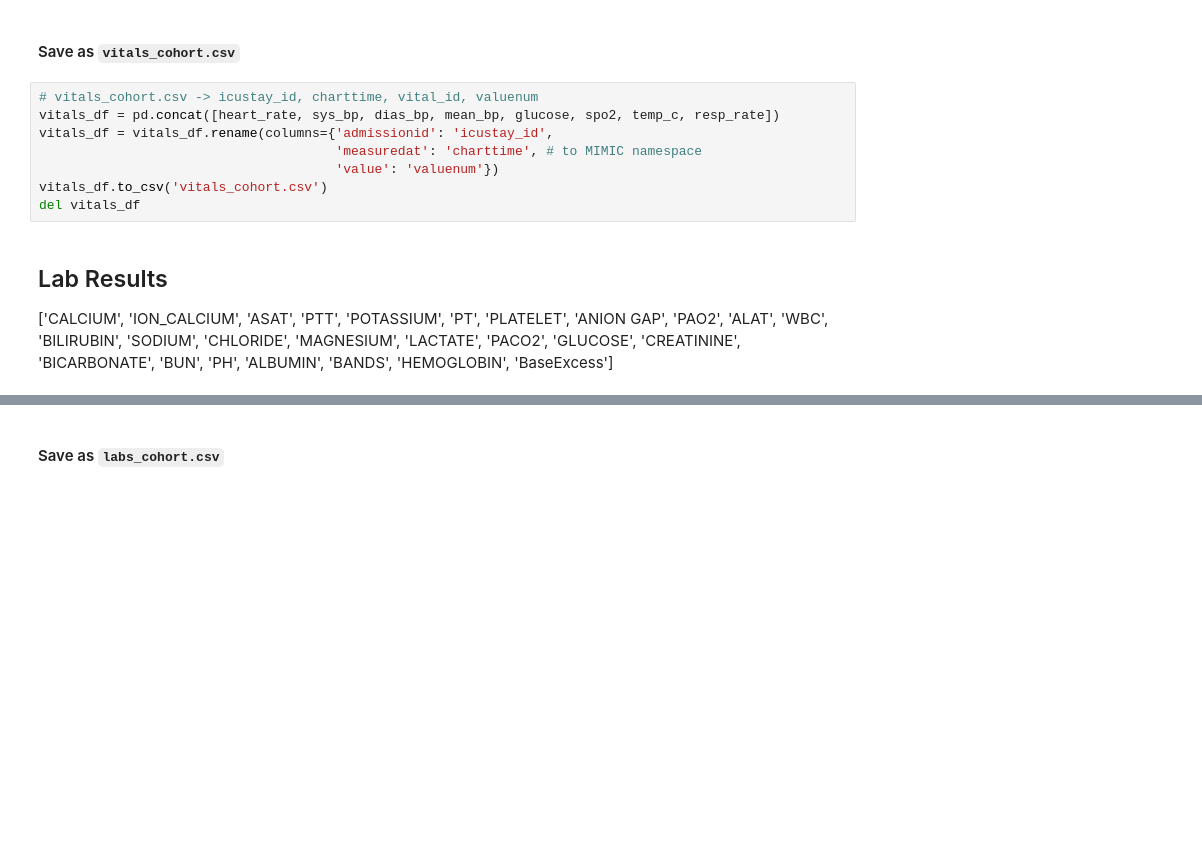
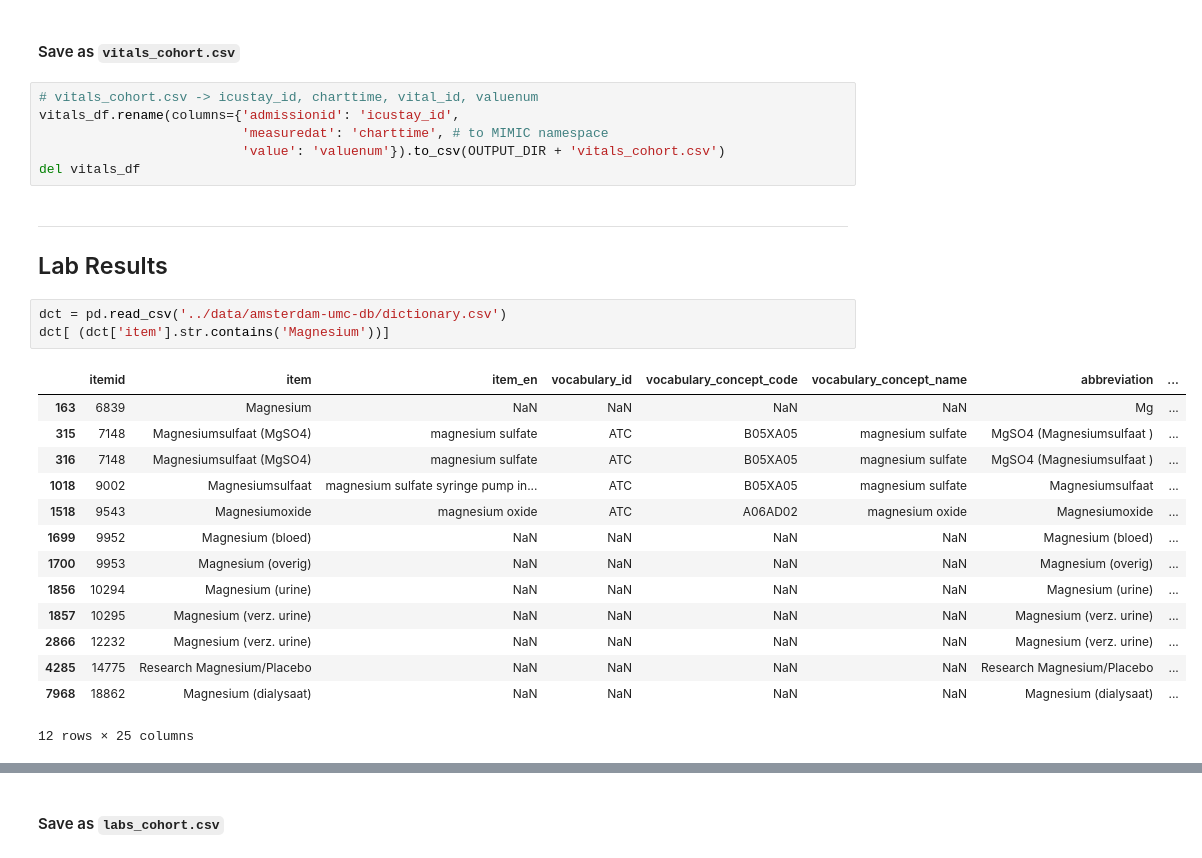
Before and after one commit to thomas097/Haemodynamic-Optimization-Reinforcement-Learning, a Jupyter notebook: preprocessing/AmsterdamUMCdb_to_MIMIC-III_format.ipynb, the cells around one changed output, grey strips where cells are left out. Cells and saved outputs as stored; diff of their text form; blank space fills up the shorter version.

```diff
--- a/preprocessing/AmsterdamUMCdb_to_MIMIC-III_format.ipynb
+++ b/preprocessing/AmsterdamUMCdb_to_MIMIC-III_format.ipynb
@@ -177,14 +182,29 @@ resp_rate['vital_id'] = 'RespRate'
 #### Save as `vitals_cohort.csv`
 # %%
 # vitals_cohort.csv -> icustay_id, charttime, vital_id, valuenum
-vitals_df = pd.concat([heart_rate, sys_bp, dias_bp, mean_bp, glucose, spo2, temp_c, resp_rate])
-vitals_df = vitals_df.rename(columns={'admissionid': 'icustay_id',
-                                      'measuredat': 'charttime', # to MIMIC namespace
-                                      'value': 'valuenum'})
-vitals_df.to_csv('vitals_cohort.csv')
+vitals_df.rename(columns={'admissionid': 'icustay_id',
+                          'measuredat': 'charttime', # to MIMIC namespace
+                          'value': 'valuenum'}).to_csv(OUTPUT_DIR + 'vitals_cohort.csv')
 del vitals_df
 # %% [markdown]
+---
 ## Lab Results
-
-['CALCIUM', 'ION_CALCIUM', 'ASAT', 'PTT', 'POTASSIUM', 'PT', 'PLATELET', 'ANION GAP', 'PAO2', 'ALAT', 'WBC', 'BILIRUBIN', 'SODIUM', 'CHLORIDE', 'MAGNESIUM', 'LACTATE', 'PACO2', 'GLUCOSE', 'CREATININE', 'BICARBONATE', 'BUN', 'PH', 'ALBUMIN', 'BANDS', 'HEMOGLOBIN', 'BaseExcess']
+# %%
+dct = pd.read_csv('../data/amsterdam-umc-db/dictionary.csv')
+dct[ (dct['item'].str.contains('Magnesium'))]
+# %% [output]
+|  | itemid | item | item_en | vocabulary_id | vocabulary_concept_code | vocabulary_concept_name | abbreviation | ... |
+| 163 | 6839 | Magnesium | NaN | NaN | NaN | NaN | Mg | ... |
+| 315 | 7148 | Magnesiumsulfaat (MgSO4) | magnesium sulfate | ATC | B05XA05 | magnesium sulfate | MgSO4 (Magnesiumsulfaat ) | ... |
+| 316 | 7148 | Magnesiumsulfaat (MgSO4) | magnesium sulfate | ATC | B05XA05 | magnesium sulfate | MgSO4 (Magnesiumsulfaat ) | ... |
+| 1018 | 9002 | Magnesiumsulfaat | magnesium sulfate syringe pump in... | ATC | B05XA05 | magnesium sulfate | Magnesiumsulfaat | ... |
+| 1518 | 9543 | Magnesiumoxide | magnesium oxide | ATC | A06AD02 | magnesium oxide | Magnesiumoxide | ... |
+| 1699 | 9952 | Magnesium (bloed) | NaN | NaN | NaN | NaN | Magnesium (bloed) | ... |
+| 1700 | 9953 | Magnesium (overig) | NaN | NaN | NaN | NaN | Magnesium (overig) | ... |
+| 1856 | 10294 | Magnesium (urine) | NaN | NaN | NaN | NaN | Magnesium (urine) | ... |
+| 1857 | 10295 | Magnesium (verz. urine) | NaN | NaN | NaN | NaN | Magnesium (verz. urine) | ... |
+| 2866 | 12232 | Magnesium (verz. urine) | NaN | NaN | NaN | NaN | Magnesium (verz. urine) | ... |
+| 4285 | 14775 | Research Magnesium/Placebo | NaN | NaN | NaN | NaN | Research Magnesium/Placebo | ... |
+| 7968 | 18862 | Magnesium (dialysaat) | NaN | NaN | NaN | NaN | Magnesium (dialysaat) | ... |
+12 rows × 25 columns
 # %%
```
Also changed, not shown: parts of 37 cells of this notebook.
